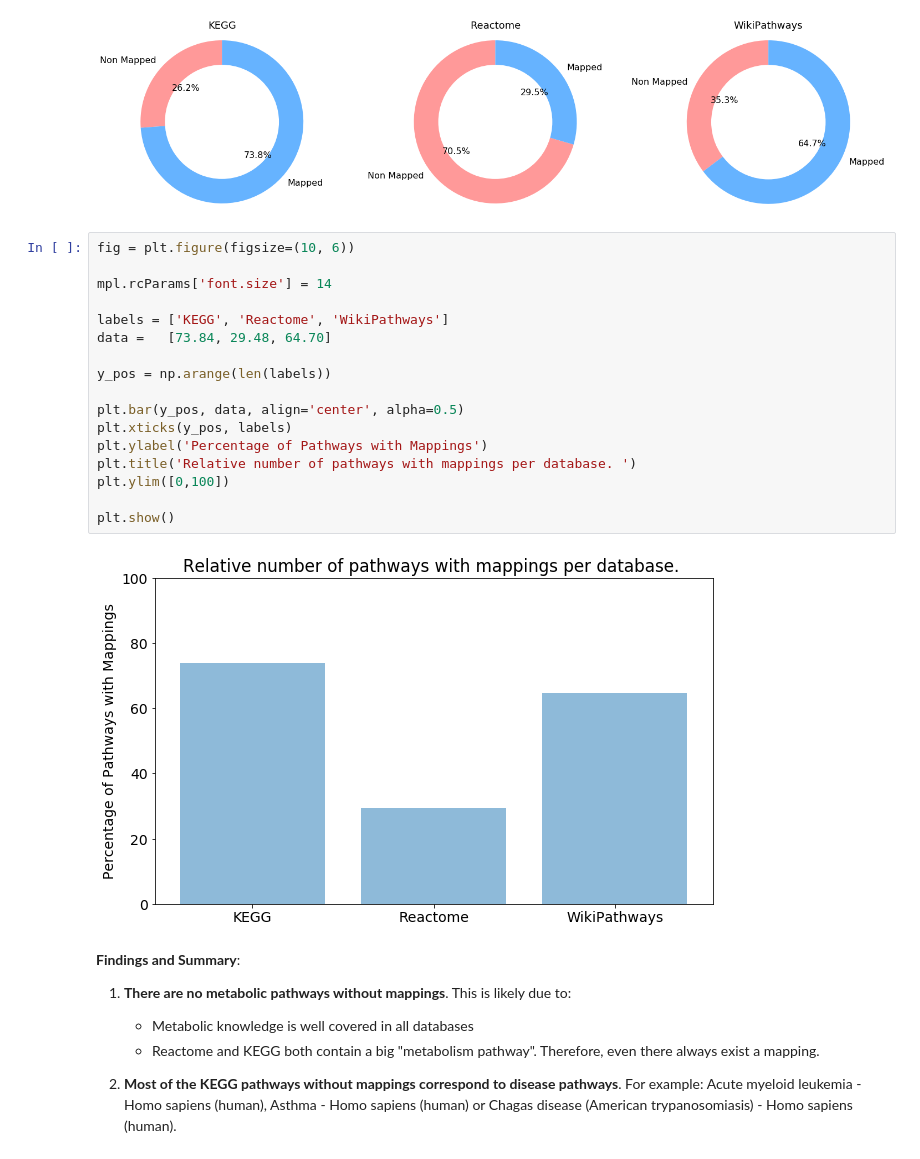
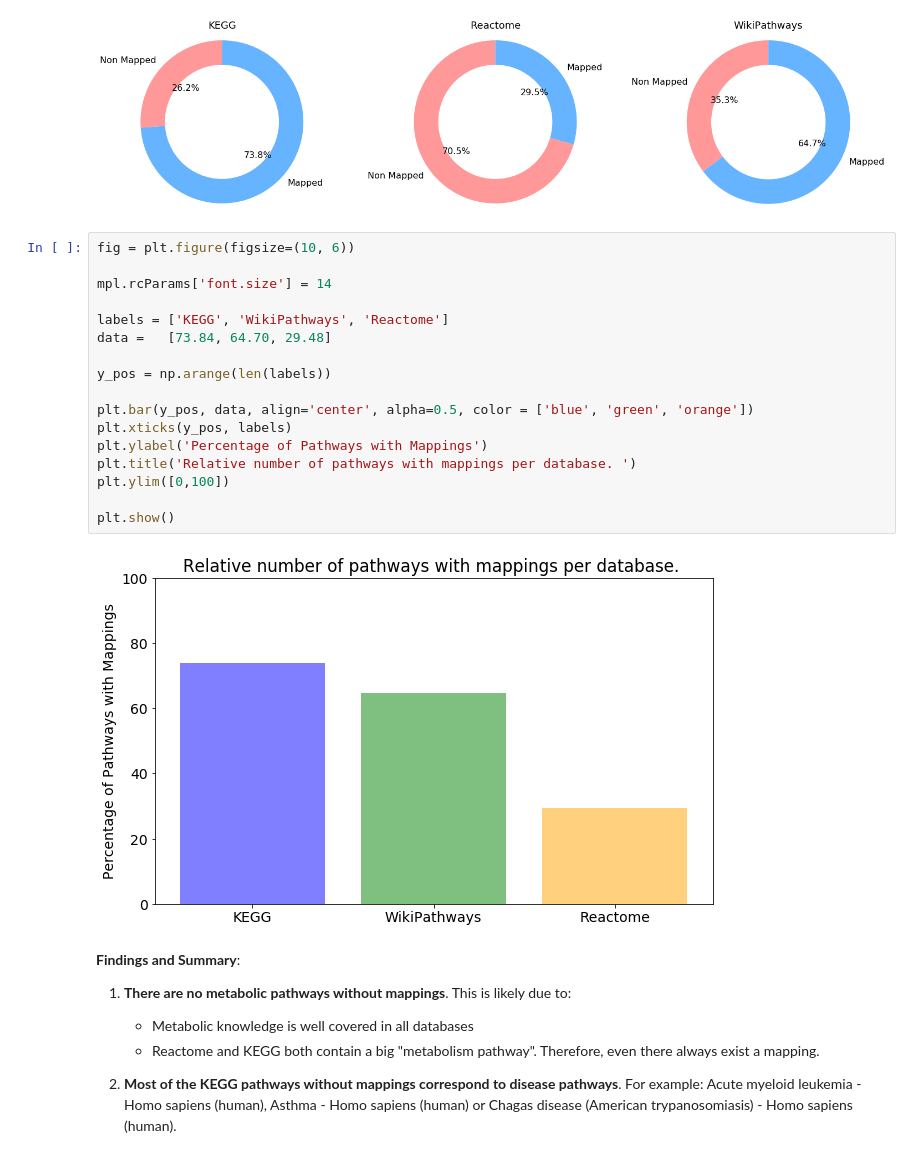
Before and after one commit to ComPath/compath-resources, a Jupyter notebook: notebooks/Pathways without mappings.ipynb, the cells around one changed output. Drawn from its saved outputs; the diff is of its cells as text.

Commit message:
Update pathways not mapping color

```diff
--- a/notebooks/Pathways without mappings.ipynb
+++ b/notebooks/Pathways without mappings.ipynb
@@ -203,22 +203,22 @@ plt.show()
 # %%
 fig = plt.figure(figsize=(10, 6))
 
 mpl.rcParams['font.size'] = 14
 
-labels = ['KEGG', 'Reactome', 'WikiPathways']
-data =   [73.84, 29.48, 64.70]
+labels = ['KEGG', 'WikiPathways', 'Reactome']
+data =   [73.84, 64.70, 29.48]
 
 y_pos = np.arange(len(labels))
 
-plt.bar(y_pos, data, align='center', alpha=0.5)
+plt.bar(y_pos, data, align='center', alpha=0.5, color = ['blue', 'green', 'orange'])
 plt.xticks(y_pos, labels)
 plt.ylabel('Percentage of Pathways with Mappings')
 plt.title('Relative number of pathways with mappings per database. ')
 plt.ylim([0,100])
 
 plt.show()
 # %% [output]
-[figure, old version]
+[figure, new version]
 # %% [markdown]
 __Findings and Summary__:
 
```
